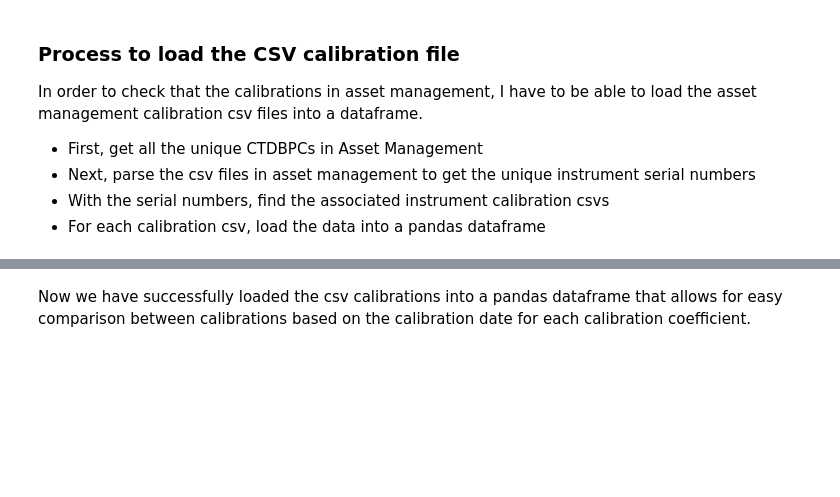
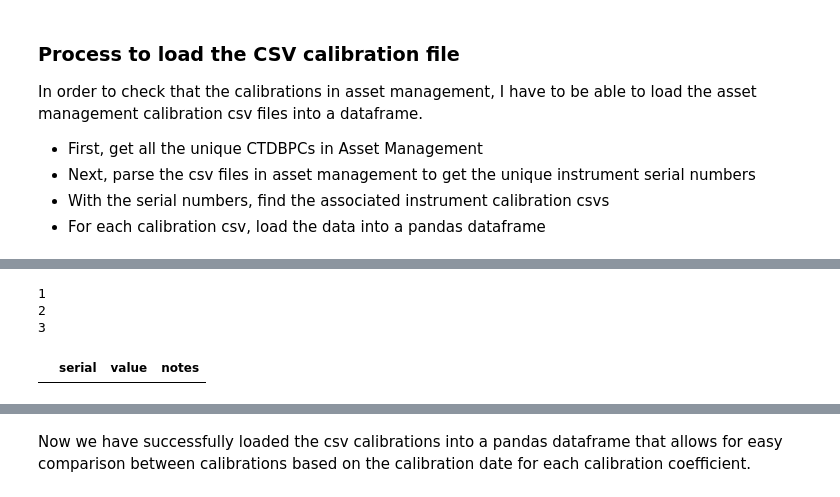
Before and after one commit to cooleyky/QAQC_Sandbox, a Jupyter notebook: Metadata_Review/Metadata_Review.ipynb, the cells around one changed output, grey strips where cells are left out. Cells and saved outputs as stored; diff of their text form; code cells hidden in the pictures; blank space fills up the shorter version.

```diff
--- a/Metadata_Review/Metadata_Review.ipynb
+++ b/Metadata_Review/Metadata_Review.ipynb
@@ -213,0 +436,9 @@ NameError: name 'CTDBPC' is not defined
+# %%
+mask = check_cal_coeffs(coeffs_dict)
+result = coeffs_dict['csv'][mask == False]
+result.merge(coeffs_dict['qct'][mask == False])
+# %% [output]
+1
+2
+3
+|  | serial | value | notes |
```
Also changed, not shown: parts of 83 cells of this notebook, 3 other files.
